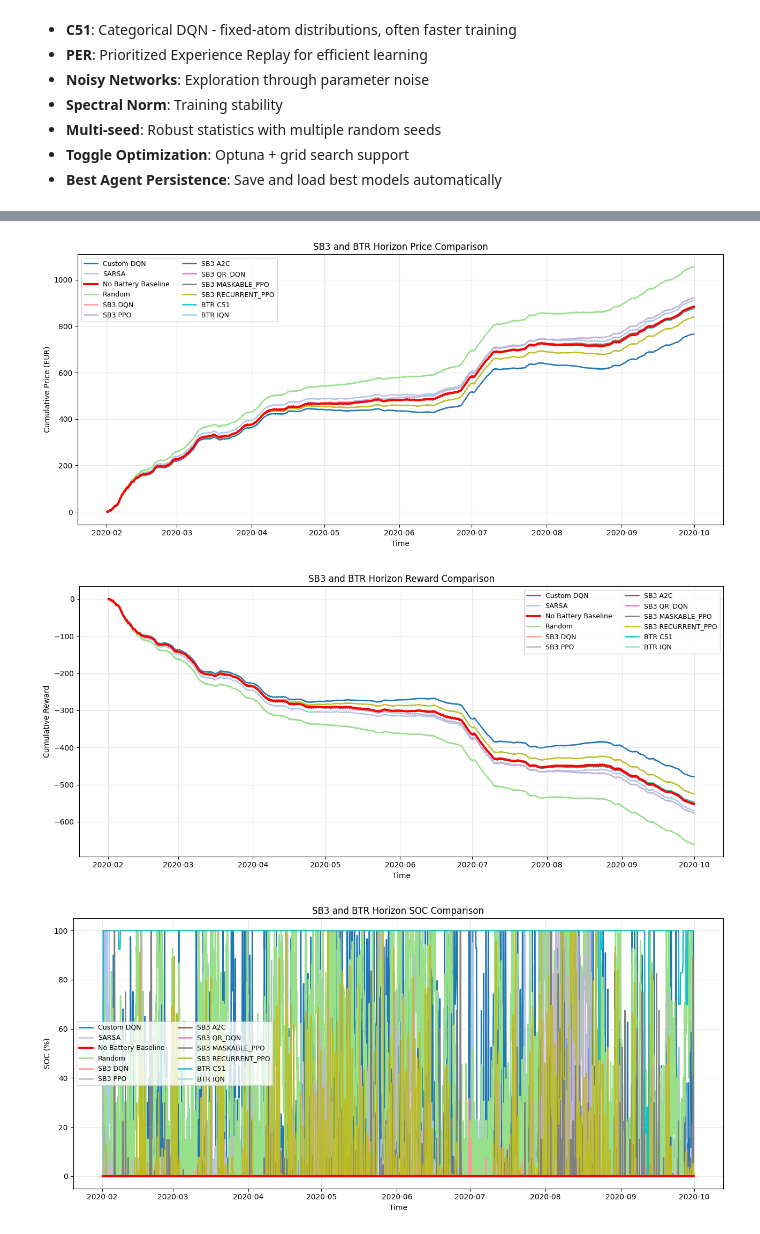
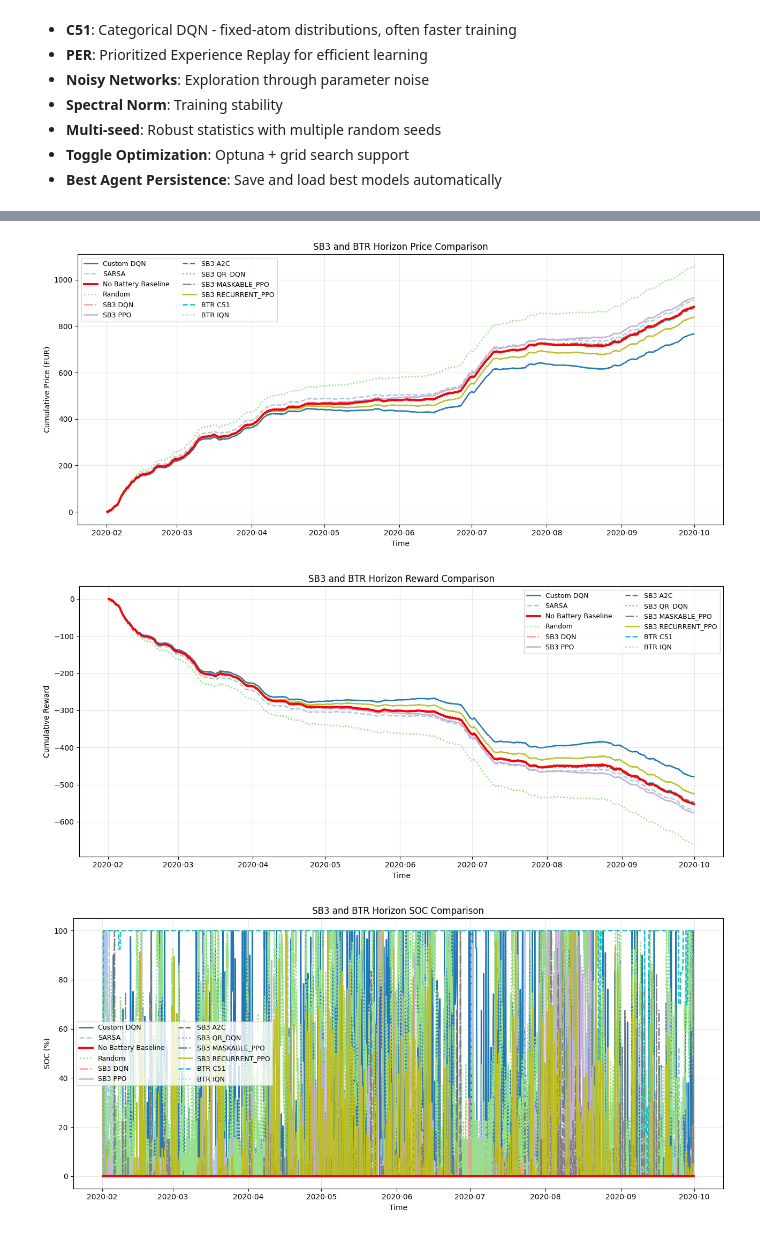
Before and after one commit to laandra/Household-RL, a Jupyter notebook: smart_home_nanogrid_DQN.ipynb, the cells around one changed output, grey strips where cells are left out. Drawn from its saved outputs; the diff is of its cells as text; code cells hidden in the pictures.

Commit message:
Added hardwere acceleration on MAC.Fixed horizon for SB3.

```diff
--- a/smart_home_nanogrid_DQN.ipynb
+++ b/smart_home_nanogrid_DQN.ipynb
@@ -2043,6 +2096,7 @@ if RUN_BTR_BENCHMARK:
         total_timesteps=BTR_TOTAL_TIMESTEPS,
         n_seeds=BTR_N_SEEDS,
         n_eval_episodes=BTR_N_EVAL_EPISODES,
+        eval_freq=BTR_EVAL_FREQ,
         output_dir=BTR_OUTPUT_DIR,
         device=BTR_DEVICE,
         use_optuna=BTR_USE_OPTUNA,
@@ -2554,14 +2608,6 @@ fullsplit    BTR       IQN       481.920656        0.0                     0.0
 Saved: reconciliation_outputs/reconciliation_table.csv
 Saved: reconciliation_outputs/reconciliation_table.json
 # %%
-# SB3/BTR horizon plots: price, reward, and SOC
-from pathlib import Path
-import re
-import numpy as np
-import pandas as pd
-import torch
-import matplotlib.pyplot as plt
-
 from stable_baselines3 import DQN as SB3DQN, PPO as SB3PPO, A2C as SB3A2C
 try:
     from sb3_contrib import QRDQN as SB3QRDQN, MaskablePPO as SB3MaskablePPO, RecurrentPPO as SB3RecurrentPPO
@@ -2738,11 +2784,12 @@ def add_existing_trace(label, reward_series, price_series, soc_series, traces):
     }
 
 
-def plot_horizon_series(x_axis, series_list, labels, title, y_label):
+def plot_horizon_series(x_axis, series_list, labels, title, y_label, save_path=None):
     fig, ax = plt.subplots(figsize=(13, 6))
     colors = plt.cm.tab20(np.linspace(0, 1, max(len(series_list), 1)))
     line_styles = ["-", "--", ":", "-."]
 
+    non_baseline_idx = 0
     for idx, (label, series) in enumerate(zip(labels, series_list)):
         is_baseline = label == BASELINE_LABEL
         ax.plot(
@@ -2750,10 +2797,12 @@ def plot_horizon_series(x_axis, series_list, labels, title, y_label):
             series,
             label=label,
             color="red" if is_baseline else colors[idx],
-            linestyle="-",
+            linestyle="-" if is_baseline else line_styles[non_baseline_idx % len(line_styles)],
             linewidth=2.8 if is_baseline else 1.8,
             zorder=10 if is_baseline else 1,
         )
+        if not is_baseline:
+            non_baseline_idx += 1
 
     ax.set_xlabel("Time")
     ax.set_ylabel(y_label)
@@ -2761,7 +2810,11 @@ def plot_horizon_series(x_axis, series_list, labels, title, y_label):
     ax.grid(True, alpha=0.3)
     ax.legend(fontsize=9, ncol=2)
     fig.tight_layout()
+
+    if save_path:
+        plt.savefig(save_path, dpi=300)
     plt.show()
+    plt.close(fig)
 
 
 comparison_traces = {}
@@ -2805,36 +2858,76 @@ comparison_traces.update(load_best_btr_traces())
 if not comparison_traces:
     raise RuntimeError("No trajectories were collected. Make sure the custom agents and benchmark models are available.")
 
 common_steps = min(len(trace["reward"]) - 1 for trace in comparison_traces.values())
 x_axis = HORIZON_INDEX[:common_steps]
 labels = list(comparison_traces.keys())
+
+# --- Step 1: Collect raw absolute data arrays for plots ---
 price_plot = [trim_initial_zero(trace["price"], common_steps) for trace in comparison_traces.values()]
 reward_plot = [trim_initial_zero(trace["reward"], common_steps) for trace in comparison_traces.values()]
 soc_plot = [trim_initial_zero(trace["soc"], common_steps) for trace in comparison_traces.values()]
 
-plot_horizon_series(x_axis, price_plot, labels, "SB3 and BTR Horizon Price Comparison", "Cumulative Price (EUR)")
-plot_horizon_series(x_axis, reward_plot, labels, "SB3 and BTR Horizon Reward Comparison", "Cumulative Reward")
-plot_horizon_series(x_axis, soc_plot, labels, "SB3 and BTR Horizon SOC Comparison", "SOC (%)")
+# --- Step 3: Automatically handle unique sequential numbering ---
+output_dir = Path("plots") / "comparison"
+output_dir.mkdir(parents=True, exist_ok=True)
 
+existing_numbers = []
+for file_path in list(output_dir.glob("*.png")) + list(output_dir.glob("*.csv")):
+    found_digits = re.findall(r"\d+", file_path.name)
+    if found_digits:
+        existing_numbers.extend([int(d) for d in found_digits])
+
+serial_num = max(existing_numbers) + 1 if existing_numbers else 1
+serial_str = f"{serial_num:03d}"
+
+price_img_path = output_dir / f"comparison_{serial_str}_price.png"
+reward_img_path = output_dir / f"comparison_{serial_str}_reward.png"
+soc_img_path = output_dir / f"comparison_{serial_str}_soc.png"
+
+# Render and Save the Absolute Plots
+plot_horizon_series(x_axis, price_plot, labels, "SB3 and BTR Horizon Price Comparison", "Cumulative Price (EUR)", save_path=price_img_path)
+plot_horizon_series(x_axis, reward_plot, labels, "SB3 and BTR Horizon Reward Comparison", "Cumulative Reward", save_path=reward_img_path)
+plot_horizon_series(x_axis, soc_plot, labels, "SB3 and BTR Horizon SOC Comparison", "SOC (%)", save_path=soc_img_path)
+
+# --- Step 4: Save exact recreation data matching the absolute plots ---
+price_data_df = pd.DataFrame(index=x_axis)
+reward_data_df = pd.DataFrame(index=x_axis)
+soc_data_df = pd.DataFrame(index=x_axis)
+
+for label, p_data, r_data, s_data in zip(labels, price_plot, reward_plot, soc_plot):
+    price_data_df[label] = p_data
+    reward_data_df[label] = r_data
+    soc_data_df[label] = s_data
+
+price_data_df.to_csv(output_dir / f"comparison_{serial_str}_price_data.csv")
+reward_data_df.to_csv(output_dir / f"comparison_{serial_str}_reward_data.csv")
+soc_data_df.to_csv(output_dir / f"comparison_{serial_str}_soc_data.csv")
+
+# --- Step 2: Compute summary table incorporating percentage metrics ---
 summary_rows = []
 for label, trace in comparison_traces.items():
     summary_rows.append({
         "algorithm": label,
         "final_price": float(trim_initial_zero(trace["price"], common_steps)[-1]),
         "final_reward": float(trim_initial_zero(trace["reward"], common_steps)[-1]),
     })
 
 comparison_summary = pd.DataFrame(summary_rows).sort_values("final_price").reset_index(drop=True)
 
 baseline_row = comparison_summary[comparison_summary["algorithm"] == BASELINE_LABEL]
 if not baseline_row.empty:
     baseline_price = float(baseline_row["final_price"].iloc[0])
     baseline_reward = float(baseline_row["final_reward"].iloc[0])
     comparison_summary["vs_baseline_price"] = comparison_summary["final_price"] - baseline_price
     comparison_summary["vs_baseline_reward"] = comparison_summary["final_reward"] - baseline_reward
 
+    if baseline_price != 0:
+        comparison_summary["vs_baseline_price_%"] = (comparison_summary["vs_baseline_price"] / baseline_price) * 100
+    if baseline_reward != 0:
+        comparison_summary["vs_baseline_reward_%"] = (comparison_summary["vs_baseline_reward"] / baseline_reward) * 100
+
 print(comparison_summary.to_string(index=False))
 # %% [output]
-[figure, old version]
+[figure, new version]
-[figure, old version]
+[figure, new version]
-[figure, old version]
+[figure, new version]
```
Also changed, not shown: parts of 10 cells of this notebook, 47 other files.
